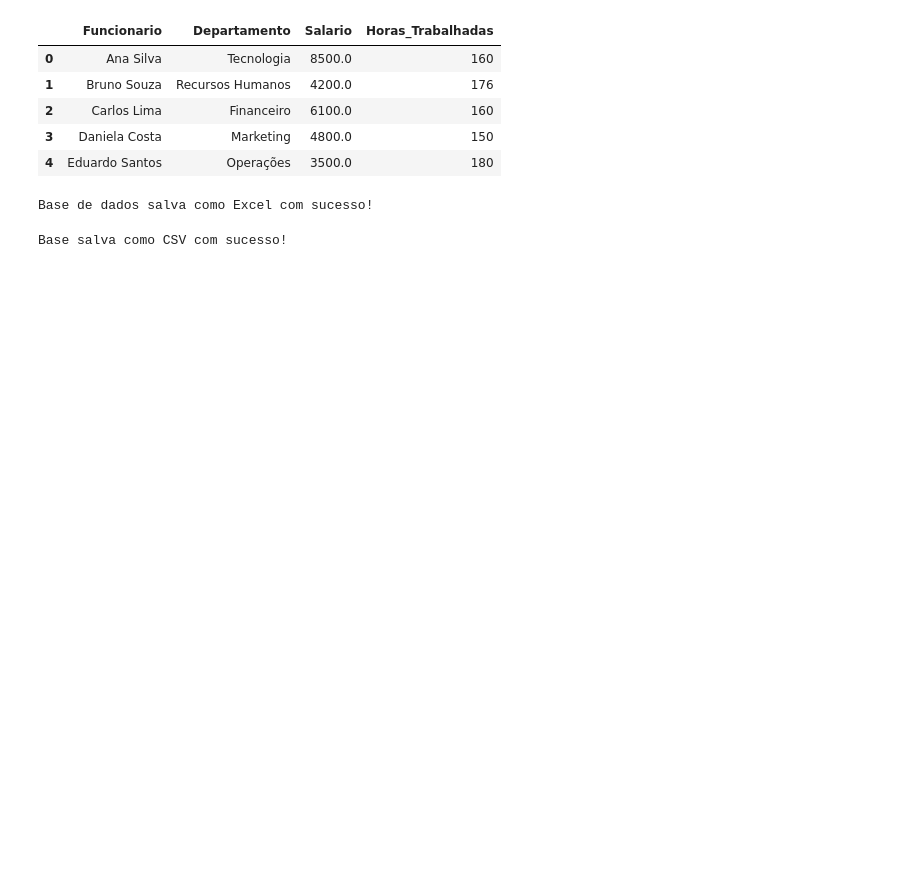
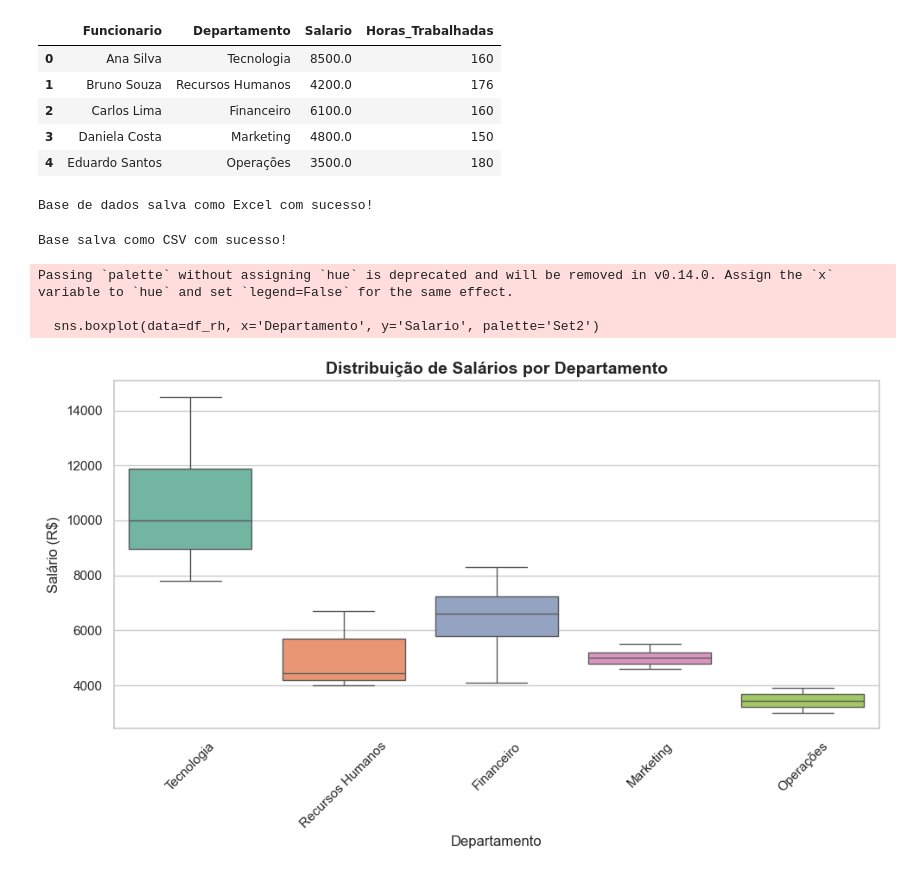
Before and after one commit to Clacops/Rh_bloxpot_analises_ydata_sweetviz, a Jupyter notebook: dados.ipynb, the cells around one changed output. Drawn from its saved outputs; the diff is of its cells as text; code cells hidden in the pictures; blank space fills up the shorter version.

```diff
--- a/dados.ipynb
+++ b/dados.ipynb
@@ -79,3 +79,33 @@ df_rh.to_csv('base_dados_rh.csv', index=False, encoding='utf-8')
 print("Base salva como CSV com sucesso!")
 # %% [output]
 Base salva como CSV com sucesso!
+# %%
+import matplotlib.pyplot as plt
+import seaborn as sns
+
+# Configuração do estilo visual do gráfico
+plt.figure(figsize=(10, 6))
+sns.set_theme(style="whitegrid")
+
+# Criando o Boxplot para analisar a distribuição do Salário por Departamento
+sns.boxplot(data=df_rh, x='Departamento', y='Salario', palette='Set2')
+
+# Títulos e rótulos
+plt.title('Distribuição de Salários por Departamento', fontsize=14, fontweight='bold')
+plt.xlabel('Departamento', fontsize=12)
+plt.ylabel('Salário (R$)', fontsize=12)
+plt.xticks(rotation=45)
+
+# Ajustando o layout
+plt.tight_layout()
+
+# Salvando o gráfico como uma imagem PNG
+plt.savefig('boxplot_salarios_departamento.png', dpi=300)
+
+# Exibindo o gráfico
+plt.show()
+# %% [output]
+Passing `palette` without assigning `hue` is deprecated and will be removed in v0.14.0. Assign the `x` variable to `hue` and set `legend=False` for the same effect.
+
+  sns.boxplot(data=df_rh, x='Departamento', y='Salario', palette='Set2')
+[figure, added]
```
Also changed, not shown: parts of 1 cell of this notebook.
